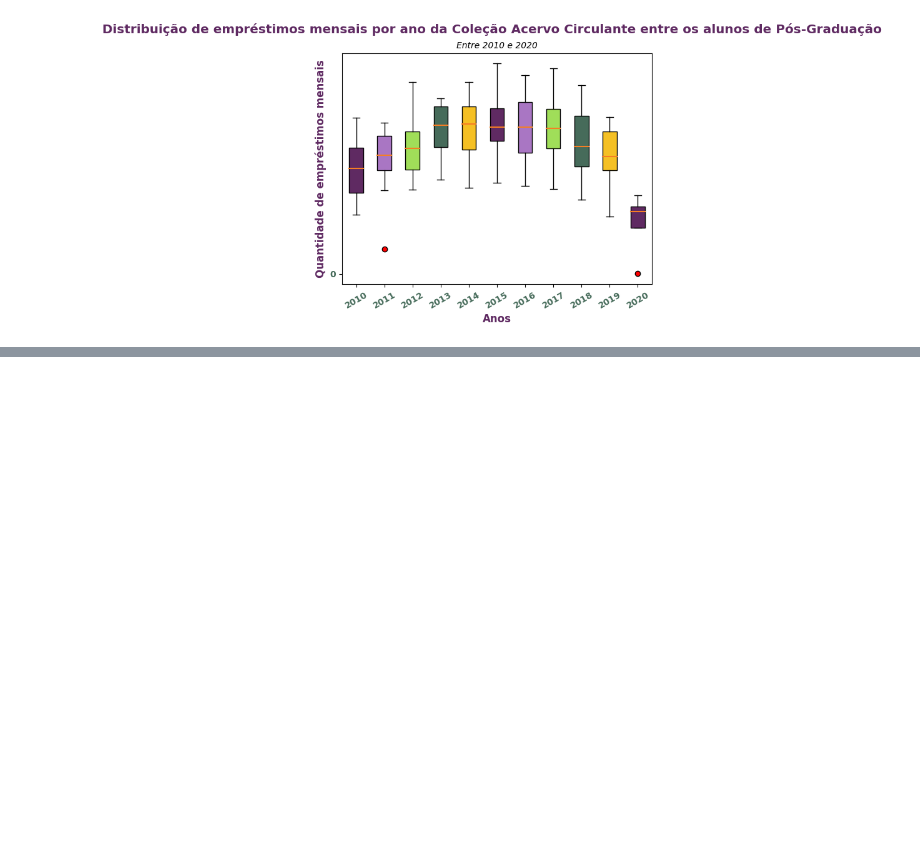
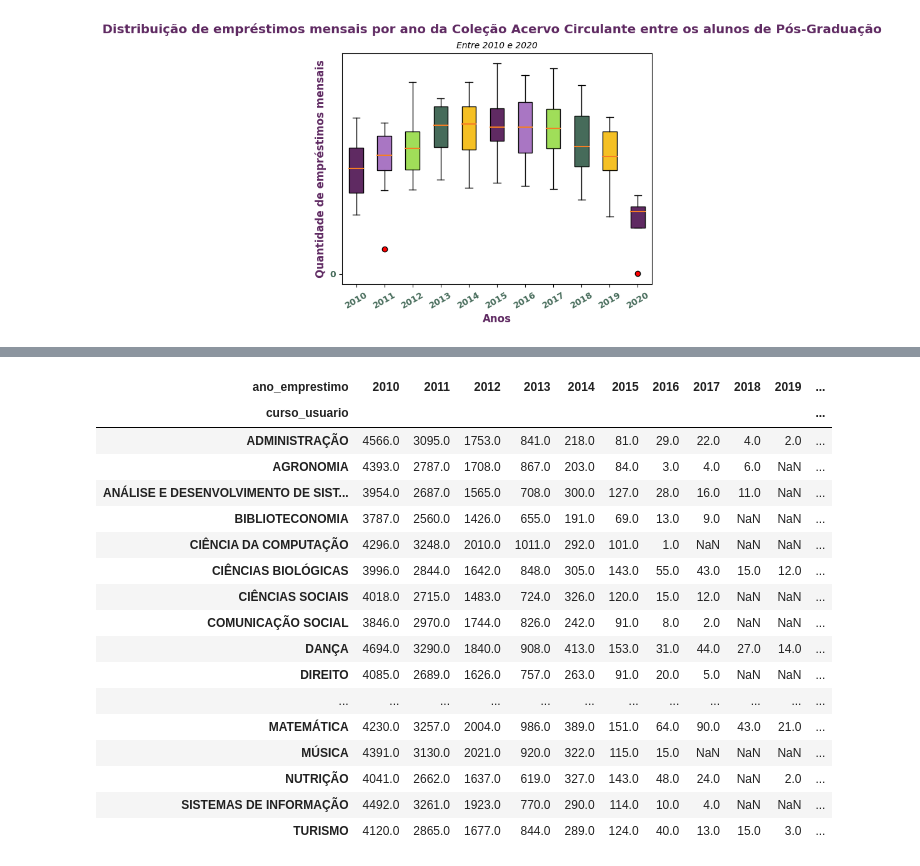
Before and after one commit to ayssag/7DaysOfCodePandas, a Jupyter notebook: _7DaysOfCode.ipynb, the cells around one changed output, grey strips where cells are left out. Drawn from its saved outputs; the diff is of its cells as text; code cells hidden in the pictures; blank space fills up the shorter version.

```diff
--- a/_7DaysOfCode.ipynb
+++ b/_7DaysOfCode.ipynb
@@ -531,0 +585,9 @@ plt.show()
+# %%
+# cadastro_alunos_graduacao = cadastro_alunos.loc[cadastro_alunos['tipo_curso']=='GRADUACAO']
+cadastro_alunos_pos = cadastro_alunos.loc[cadastro_alunos['tipo_curso']=='POSGRADUACAO']
+registros = cadastro_alunos_pos['registros'].loc[1]
+registros = json.loads(registros)
+registro_alunos_pos = pd.DataFrame(registros)
+registro_alunos_pos['matricula_ou_siape'] = list(map(float, registro_alunos_pos['matricula_ou_siape']))
+registro_alunos_pos.columns = ['matricula_ou_siape', 'tipo_vinculo_usuario', 'curso_usuario']
+registro_alunos_pos
@@ -531,0 +608,3 @@ plt.show()
+# %%
+cadastro_alunos = pd.concat([registro_alunos_graduacao, registro_alunos_pos])
+cadastro_alunos
@@ -531,0 +625,5 @@ plt.show()
+# %%
+dataset = dataset.drop(dataset.loc[dataset['matricula_ou_siape']=='unknown'].index)
+dataset = dataset.drop(dataset.loc[dataset['data_emprestimo']=='unknown'].index)
+dataset['matricula_ou_siape'] = list(map(float, dataset['matricula_ou_siape']))
+dataset = dataset.merge(pd.concat([matricula_alunos, cadastro_alunos]), on='matricula_ou_siape')
@@ -531,0 +644,7 @@ plt.show()
+# %%
+emprestimos_por_curso = dataset[['data_emprestimo','curso_usuario']]
+emprestimos_por_curso.loc[:,'data_emprestimo'] = emprestimos_por_curso['data_emprestimo'].dt.year
+qtd_emprestimos = emprestimos_por_curso.value_counts().to_frame().loc[:,'count']
+emprestimos_por_curso = emprestimos_por_curso.merge(qtd_emprestimos, on=['data_emprestimo','curso_usuario']).drop_duplicates(ignore_index=True)
+emprestimos_por_curso.columns = ['ano_emprestimo', 'curso_usuario', 'emprestimos']
+emprestimos_por_curso
@@ -531,0 +665,24 @@ plt.show()
+# %%
+import numpy as np
+emprestimos_por_curso = emprestimos_por_curso.pivot(index='curso_usuario', columns='ano_emprestimo', values='emprestimos')
+emprestimos_por_curso.replace(np.nan,0,inplace=True)
+emprestimos_por_curso
+# %% [output]
+| ano_emprestimo | 2010 | 2011 | 2012 | 2013 | 2014 | 2015 | 2016 | 2017 | 2018 | 2019 | ... |
+| curso_usuario |  |  |  |  |  |  |  |  |  |  | ... |
+| ADMINISTRAÇÃO | 4566.0 | 3095.0 | 1753.0 | 841.0 | 218.0 | 81.0 | 29.0 | 22.0 | 4.0 | 2.0 | ... |
+| AGRONOMIA | 4393.0 | 2787.0 | 1708.0 | 867.0 | 203.0 | 84.0 | 3.0 | 4.0 | 6.0 | NaN | ... |
+| ANÁLISE E DESENVOLVIMENTO DE SIST... | 3954.0 | 2687.0 | 1565.0 | 708.0 | 300.0 | 127.0 | 28.0 | 16.0 | 11.0 | NaN | ... |
+| BIBLIOTECONOMIA | 3787.0 | 2560.0 | 1426.0 | 655.0 | 191.0 | 69.0 | 13.0 | 9.0 | NaN | NaN | ... |
+| CIÊNCIA DA COMPUTAÇÃO | 4296.0 | 3248.0 | 2010.0 | 1011.0 | 292.0 | 101.0 | 1.0 | NaN | NaN | NaN | ... |
+| CIÊNCIAS BIOLÓGICAS | 3996.0 | 2844.0 | 1642.0 | 848.0 | 305.0 | 143.0 | 55.0 | 43.0 | 15.0 | 12.0 | ... |
+| CIÊNCIAS SOCIAIS | 4018.0 | 2715.0 | 1483.0 | 724.0 | 326.0 | 120.0 | 15.0 | 12.0 | NaN | NaN | ... |
+| COMUNICAÇÃO SOCIAL | 3846.0 | 2970.0 | 1744.0 | 826.0 | 242.0 | 91.0 | 8.0 | 2.0 | NaN | NaN | ... |
+| DANÇA | 4694.0 | 3290.0 | 1840.0 | 908.0 | 413.0 | 153.0 | 31.0 | 44.0 | 27.0 | 14.0 | ... |
+| DIREITO | 4085.0 | 2689.0 | 1626.0 | 757.0 | 263.0 | 91.0 | 20.0 | 5.0 | NaN | NaN | ... |
+| ... | ... | ... | ... | ... | ... | ... | ... | ... | ... | ... | ... |
+| MATEMÁTICA | 4230.0 | 3257.0 | 2004.0 | 986.0 | 389.0 | 151.0 | 64.0 | 90.0 | 43.0 | 21.0 | ... |
+| MÚSICA | 4391.0 | 3130.0 | 2021.0 | 920.0 | 322.0 | 115.0 | 15.0 | NaN | NaN | NaN | ... |
+| NUTRIÇÃO | 4041.0 | 2662.0 | 1637.0 | 619.0 | 327.0 | 143.0 | 48.0 | 24.0 | NaN | 2.0 | ... |
+| SISTEMAS DE INFORMAÇÃO | 4492.0 | 3261.0 | 1923.0 | 770.0 | 290.0 | 114.0 | 10.0 | 4.0 | NaN | NaN | ... |
+| TURISMO | 4120.0 | 2865.0 | 1677.0 | 844.0 | 289.0 | 124.0 | 40.0 | 13.0 | 15.0 | 3.0 | ... |
```
Also changed, not shown: parts of 13 cells of this notebook.
